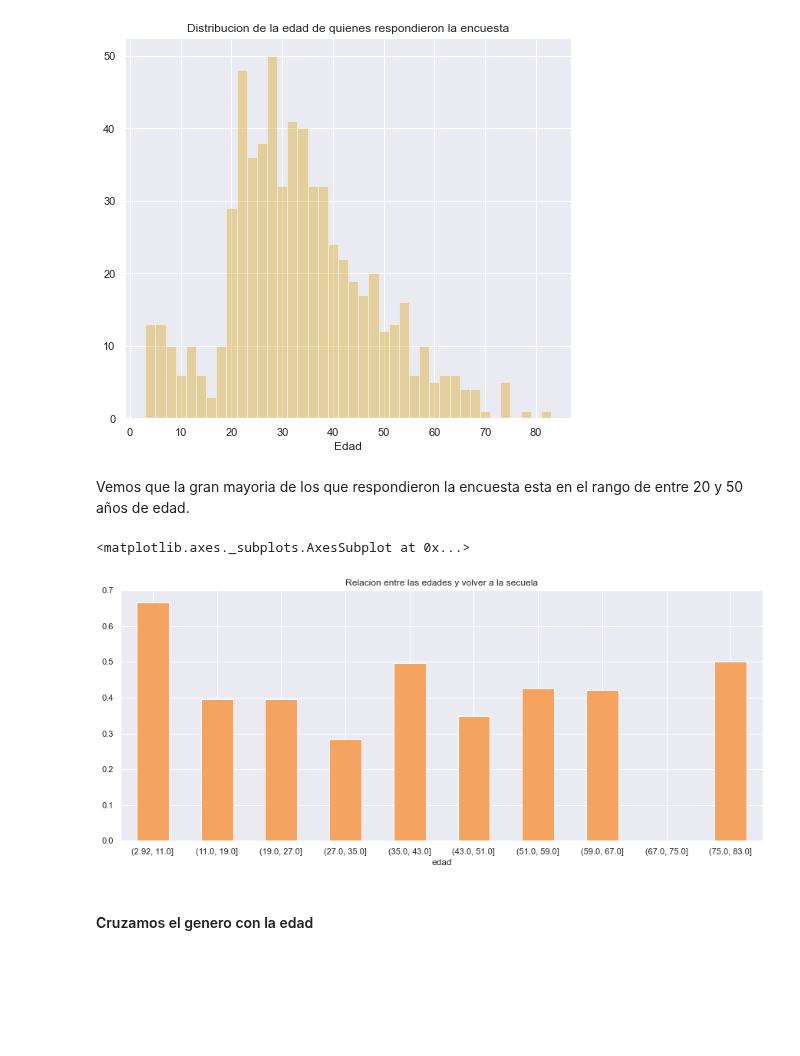
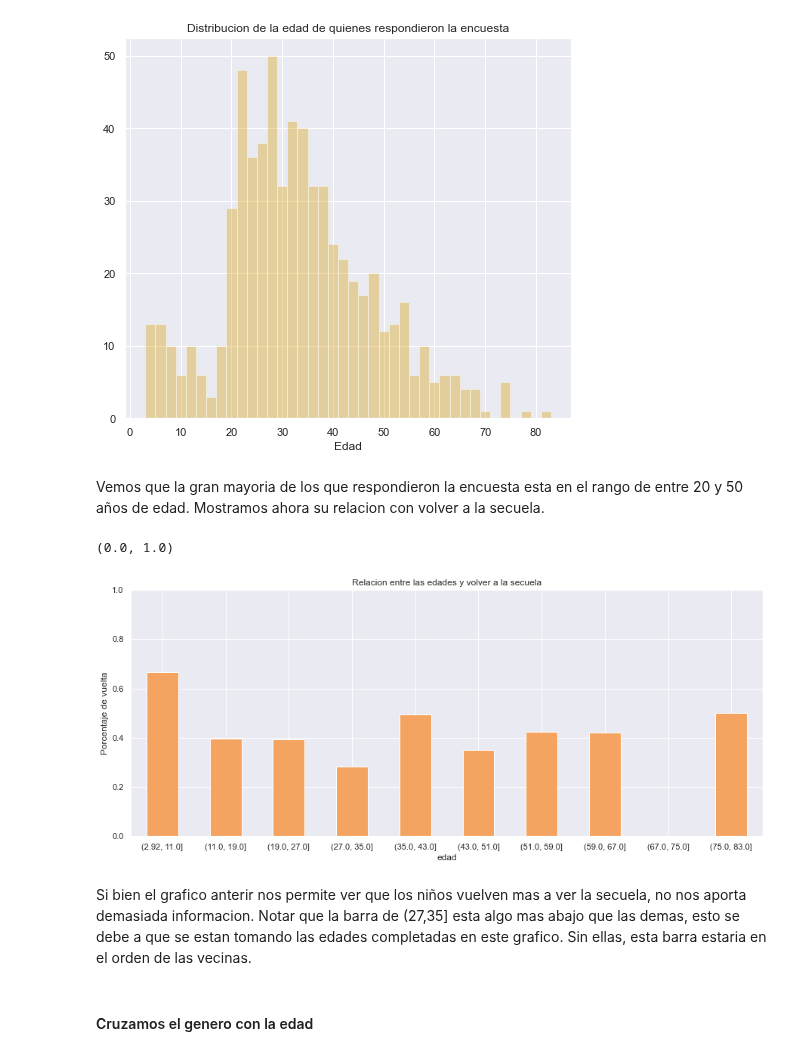
Before and after one commit to brunograssano/TP-Organizacion-de-datos, a Jupyter notebook: TP_Datos.ipynb, the cells around one changed output. Drawn from its saved outputs; the diff is of its cells as text; code cells hidden in the pictures; blank space fills up the shorter version.

```diff
--- a/TP_Datos.ipynb
+++ b/TP_Datos.ipynb
@@ -334,17 +340,21 @@ plt.show()
 # %% [output]
 [figure]
 # %% [markdown]
-Vemos que la gran mayoria de los que respondieron la encuesta esta en el rango de entre 20 y 50 años de edad.
+Vemos que la gran mayoria de los que respondieron la encuesta esta en el rango de entre 20 y 50 años de edad. Mostramos ahora su relacion con volver a la secuela.
 # %%
 
 edades_cortadas = pd.cut(info_fiumark_df['edad'], bins = 10)
 
-info_fiumark_df.groupby(edades_cortadas)['volveria'].mean().plot(kind='bar',rot=0,figsize=(15,6),color='sandybrown',
-                                                                 title='Relacion entre las edades y volver a la secuela',
-                                                                )
+ax = info_fiumark_df.groupby(edades_cortadas)['volveria'].mean().plot(kind='bar',rot=0,figsize=(15,6),color='sandybrown',
+                                                                 title='Relacion entre las edades y volver a la secuela')
+
+ax.set_ylabel("Porcentaje de vuelta")
+ax.set_ylim(0,1)
 # %% [output]
-<matplotlib.axes._subplots.AxesSubplot at 0x...>
+(0.0, 1.0)
-[figure, old version]
+[figure, new version]
+# %% [markdown]
+Si bien el grafico anterir nos permite ver que los niños vuelven mas a ver la secuela, no nos aporta demasiada informacion. Notar que la barra de (27,35] esta algo mas abajo que las demas, esto se debe a que se estan tomando las edades completadas en este grafico. Sin ellas, esta barra estaria en el orden de las vecinas.
 # %% [markdown]
 #### Cruzamos el genero con la edad
 # %% [markdown]
```
Also changed, not shown: parts of 52 cells of this notebook.
